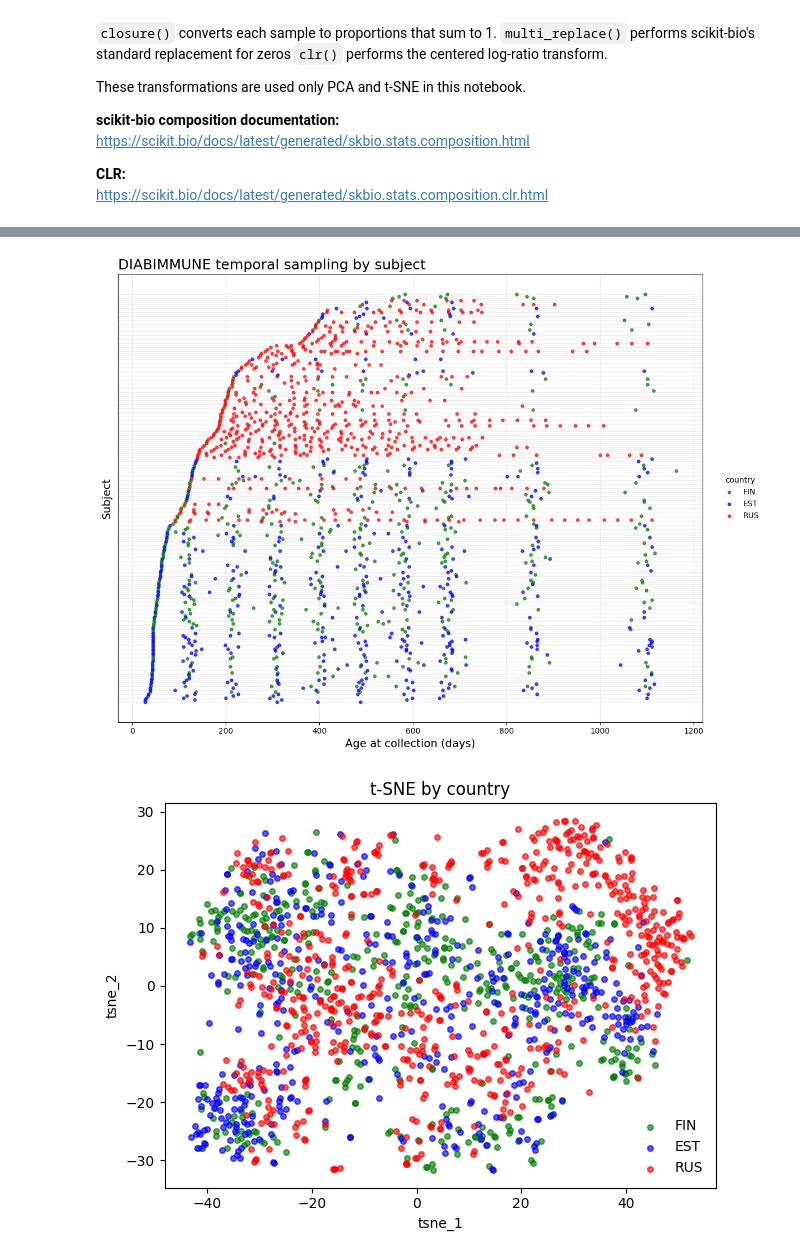
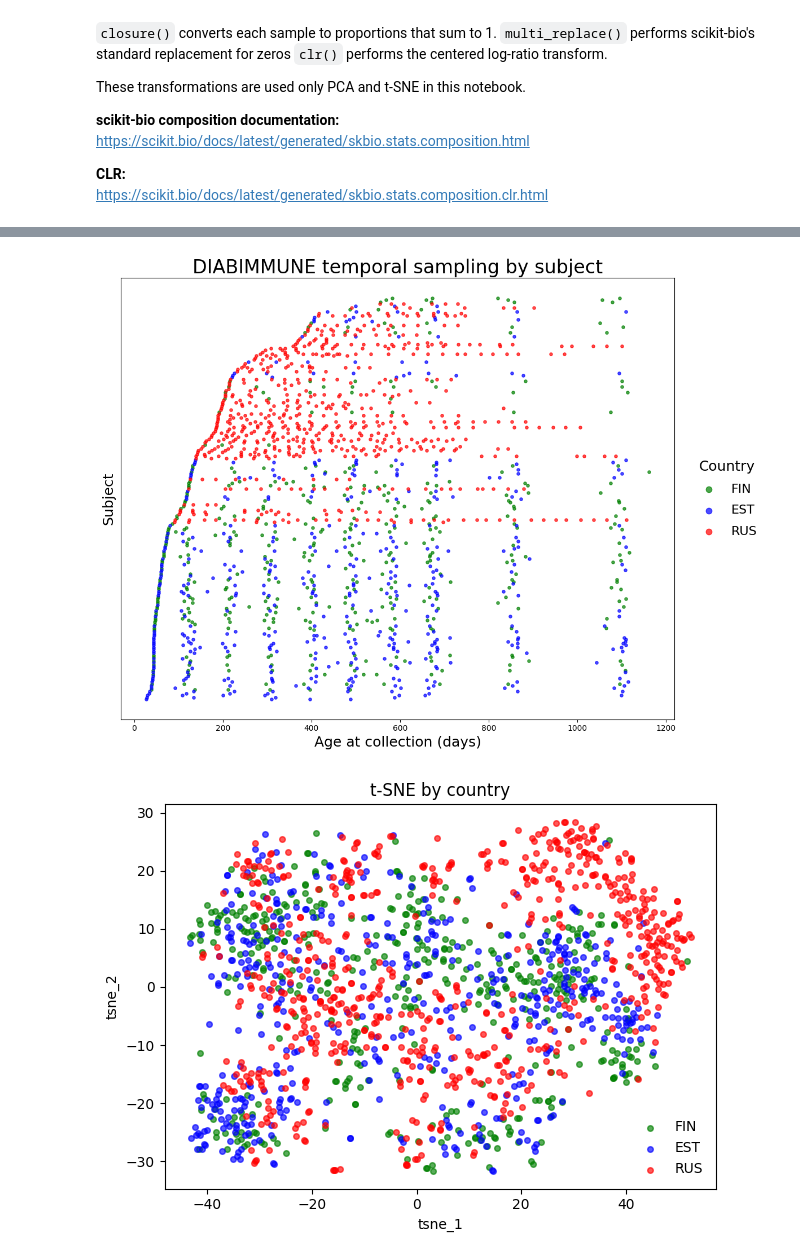
Before and after one commit to UnDfind79/TEMPTED_MEFISTO_PROJECT, a Jupyter notebook: notebooks/02_preprocess_and_plot.ipynb, the cells around one changed output, grey strips where cells are left out. Cells and saved outputs as stored; diff of their text form; code cells hidden in the pictures.

```diff
--- a/notebooks/02_preprocess_and_plot.ipynb
+++ b/notebooks/02_preprocess_and_plot.ipynb
@@ -142,15 +142,6 @@ sampling["subject_y"] = sampling["subject_id"].map(subject_y)
 
 fig, ax = plt.subplots(figsize=(12, 9))
 
-# faint horizontal line for every subject
-for y in range(len(subject_order)):
-    ax.axhline(
-        y,
-        color="0.90",
-        linewidth=0.5,
-        zorder=0,
-    )
-
 # one point per retained sample
 for country in ["FIN", "EST", "RUS"]:
     rows = sampling["country"].eq(country)
@@ -167,48 +158,52 @@ for country in ["FIN", "EST", "RUS"]:
 
 ax.set_title(
     "DIABIMMUNE temporal sampling by subject",
-    loc="left",
-    fontsize=18,
+    fontsize=24,
 )
 
 ax.set_xlabel(
     "Age at collection (days)",
-    fontsize=14,
+    fontsize=18,
 )
+
 ax.set_ylabel(
     "Subject",
-    fontsize=14,
+    fontsize=18,
 )
 
-# Hundreds of subject labels would be unreadable, so retain the subject
-# positions/grid while suppressing the text labels.
+# Hundreds of subject labels would be unreadable,
+# so retain the subject positions without displaying labels.
 ax.set_yticks(range(len(subject_order)))
 ax.set_yticklabels([])
 ax.tick_params(axis="y", length=0)
 
-ax.grid(
-    axis="x",
-    color="0.92",
-    linewidth=0.8,
-)
+# Remove grid lines entirely.
+ax.grid(False)
 
+# Larger, easier-to-read legend.
 ax.legend(
-    title="country",
+    title="Country",
     frameon=False,
     loc="center left",
     bbox_to_anchor=(1.02, 0.5),
+    fontsize=16,
+    title_fontsize=18,
+    markerscale=2.0,
+    labelspacing=0.8,
 )
 
 plt.tight_layout()
+
 plt.savefig(
     figures / "sampling_schedule.png",
     dpi=200,
     bbox_inches="tight",
 )
+
 plt.show()
 plt.close()
 # %% [output]
-[figure, old version]
+[figure, new version]
 # %%
 # save a figure
 
```
Also changed, not shown: parts of 1 cell of this notebook, 21 other files.
